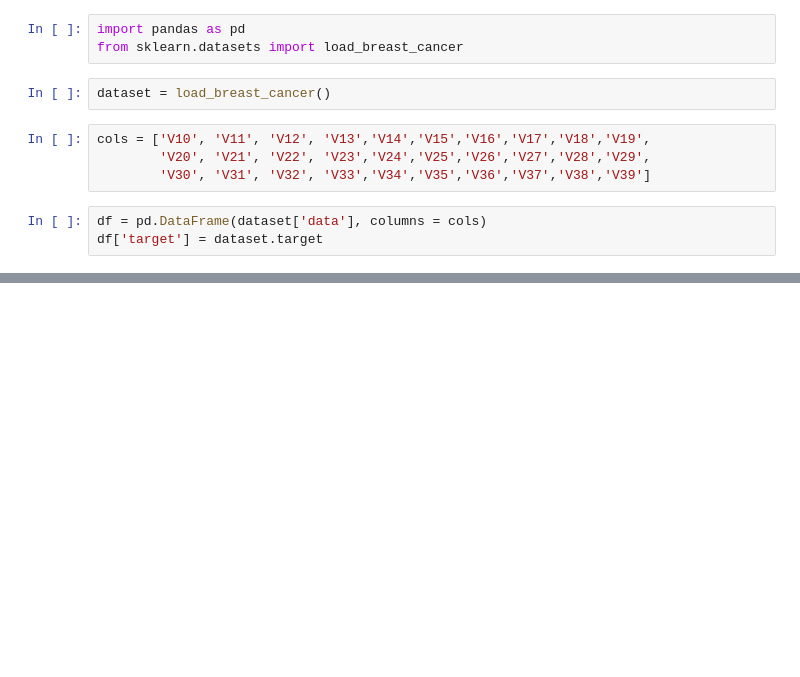
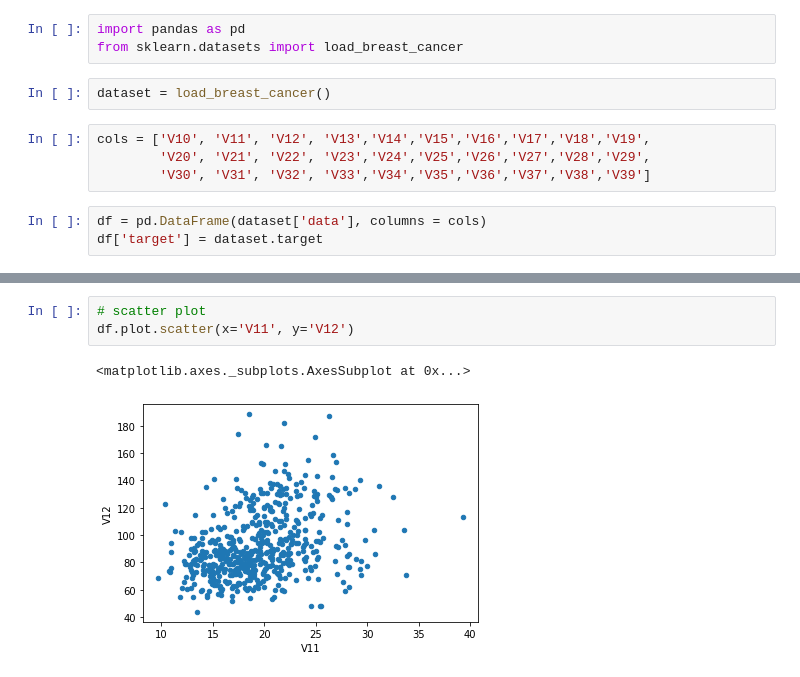
Before and after one commit to d-smith/ml-speciality-notes, a Jupyter notebook: 02-elements-of-data-science/data-stats.ipynb, the cells around one changed output, grey strips where cells are left out. Saved outputs shown, nothing was run; the diff lists cells and outputs as text; blank space fills up the shorter version.

```diff
--- a/02-elements-of-data-science/data-stats.ipynb
+++ b/02-elements-of-data-science/data-stats.ipynb
@@ -24,0 +84,6 @@ df['target'].value_counts()
+# %%
+# scatter plot
+df.plot.scatter(x='V11', y='V12')
+# %% [output]
+<matplotlib.axes._subplots.AxesSubplot at 0x...>
+[figure, added]
```
Also changed, not shown: parts of 10 cells of this notebook.
